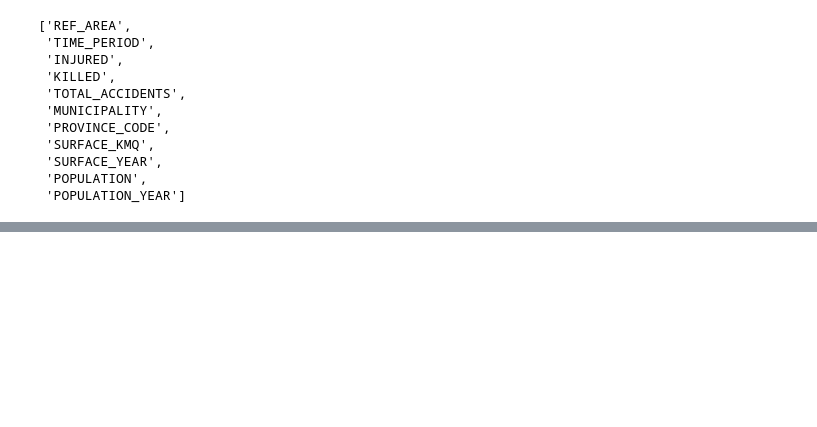
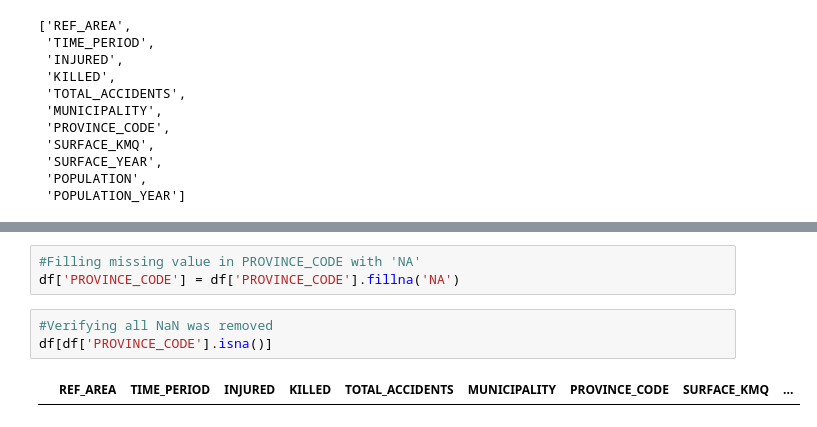
Before and after one commit to gretabarrale/boolean_capstone_project, a Jupyter notebook: fetching_data.ipynb, the cells around one changed output, grey strips where cells are left out. Drawn from its saved outputs; the diff is of its cells as text; blank space fills up the shorter version.

```diff
--- a/fetching_data.ipynb
+++ b/fetching_data.ipynb
@@ -428,0 +481,8 @@ df.columns.tolist()
+# %%
+#Filling missing value in PROVINCE_CODE with 'NA'
+df['PROVINCE_CODE'] = df['PROVINCE_CODE'].fillna('NA')
+# %%
+#Verifying all NaN was removed
+df[df['PROVINCE_CODE'].isna()]
+# %% [output]
+|  | REF_AREA | TIME_PERIOD | INJURED | KILLED | TOTAL_ACCIDENTS | MUNICIPALITY | PROVINCE_CODE | SURFACE_KMQ | ... |
```
Also changed, not shown: parts of 6 cells of this notebook.
